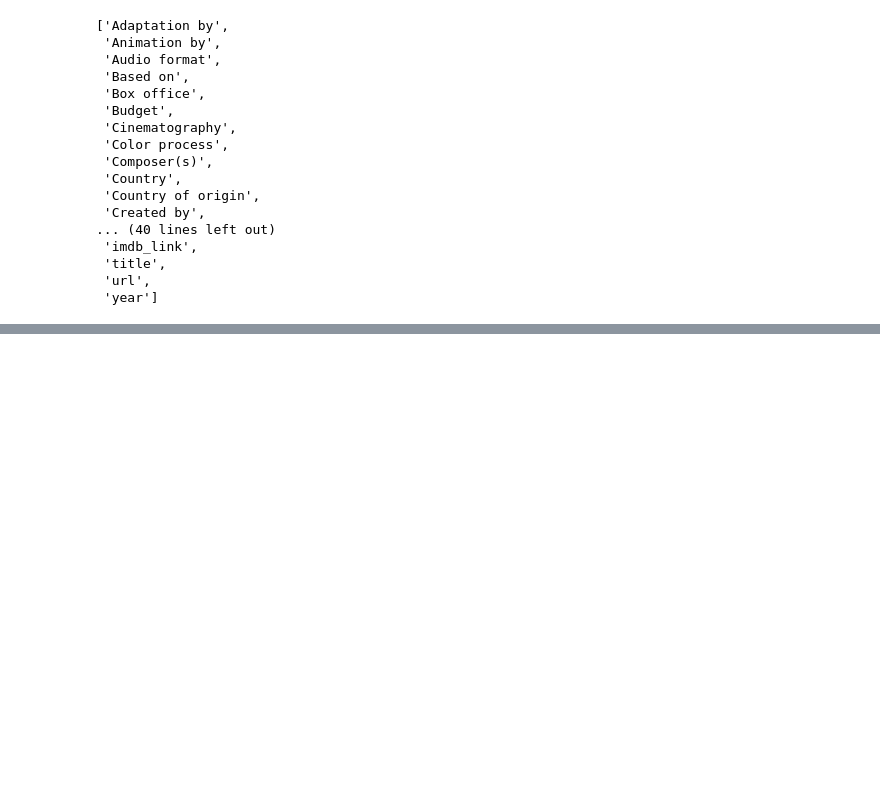
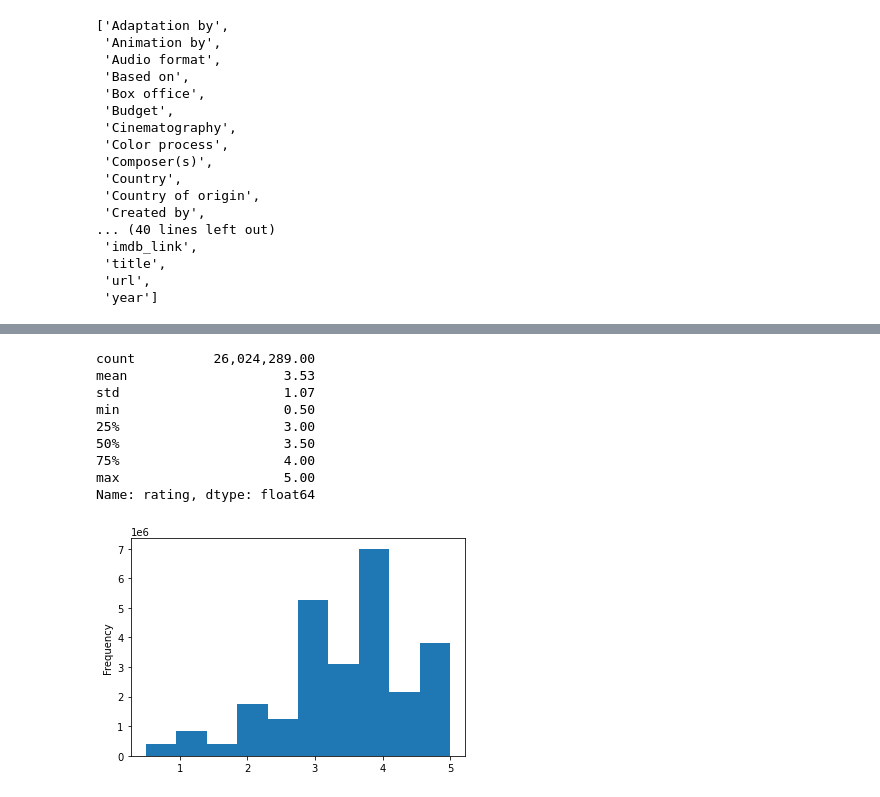
Before and after one commit to lavec0324/Movies-ETL, a Jupyter notebook: Find_the_file.ipynb, the cells around one changed output, grey strips where cells are left out. Drawn from its saved outputs; the diff is of its cells as text; code cells hidden in the pictures; blank space fills up the shorter version.

```diff
--- a/Find_the_file.ipynb
+++ b/Find_the_file.ipynb
@@ -71,6 +71,12 @@ wiki_movies_raw[3600:3605] ## check movies in the middle
   'Language': 'English',
   'Budget': '$20 million',
   'Box office': '$23.9 million'}]
+# %%
+kaggle_metadata = pd.read_csv(f'{file_dir}/movies_metadata.csv', low_memory=False)
+ratings = pd.read_csv(f'{file_dir}/ratings.csv')
+
+with open(f'{file_dir}/wikipedia-movies.json', mode='r') as file:
+    wiki_movies_raw = json.load(file)
 # %%
 wiki_movies_df = pd.DataFrame(wiki_movies_raw)
 wiki_movies_df.head()
@@ -186,0 +782,17 @@ sorted(wiki_movies_df.columns.tolist())
+# %%
+ratings['timestamp'] = pd.to_datetime(ratings['timestamp'], unit='s')
+# %%
+pd.options.display.float_format = '{:20,.2f}'.format
+ratings['rating'].plot(kind='hist')
+ratings['rating'].describe()
+# %% [output]
+count          26,024,289.00
+mean                    3.53
+std                     1.07
+min                     0.50
+25%                     3.00
+50%                     3.50
+75%                     4.00
+max                     5.00
+Name: rating, dtype: float64
+[figure, added]
```
Also changed, not shown: parts of 67 cells of this notebook.
